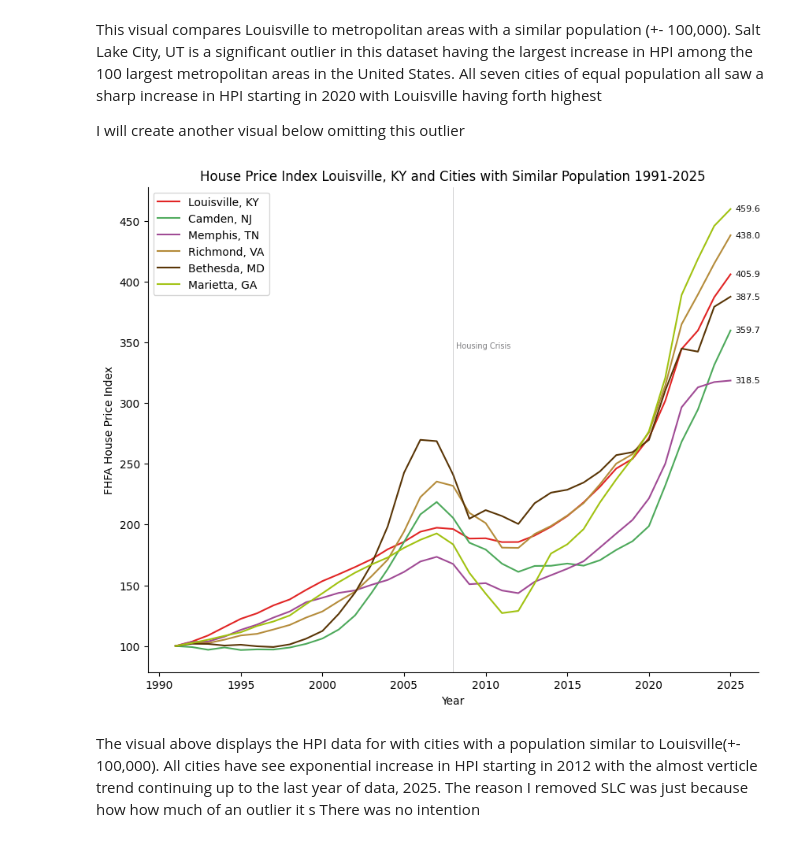
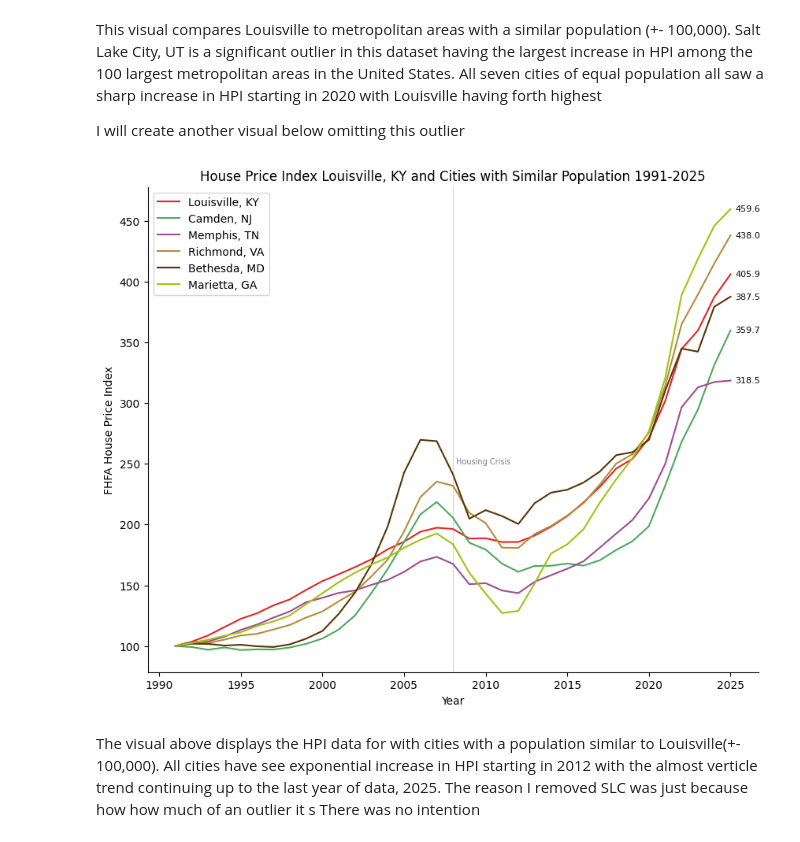
Before and after one commit to rhyman7/historical_hpi_index, a Jupyter notebook: notebooks/housing_price_data.ipynb, the cells around one changed output. Drawn from its saved outputs; the diff is of its cells as text; code cells hidden in the pictures.

Commit message:
Adjusted housing crisis in a visual

```diff
--- a/notebooks/housing_price_data.ipynb
+++ b/notebooks/housing_price_data.ipynb
@@ -522,35 +522,35 @@ ax.spines["right"].set_visible(False)
 plt.plot(lou_yr, lou_nsa, color = "#e12525")
 # plt.plot(slc_yr, slc_nsa, color = "#4b1df4")
 plt.plot(cam_yr, cam_nsa, color = "#4DA95B")
 plt.plot(mem_yr, mem_nsa, color = "#a04b95")
 plt.plot(ric_yr, ric_nsa, color = "#b58c3b")
 plt.plot(fgb_yr, fgb_nsa, color = "#593506")
 plt.plot(mar_yr, mar_nsa, color = "#a1c211")
 
 plt.text(lou_yr.iloc[-1] + 0.3, lou_nsa.iloc[-1], f'{lou_nsa.iloc[-1]:.1f}', fontsize=8, color="#090808", va='center', ha='left')
 # plt.text(slc_yr.iloc[-1] + 0.3, slc_nsa.iloc[-1], f'{slc_nsa.iloc[-1]:.1f}', fontsize=8, color="#090808", va='center', ha='left')
 plt.text(cam_yr.iloc[-1] + 0.3, cam_nsa.iloc[-1], f'{cam_nsa.iloc[-1]:.1f}', fontsize=8, color="#090808", va='center', ha='left')
 plt.text(mem_yr.iloc[-1] + 0.3, mem_nsa.iloc[-1], f'{mem_nsa.iloc[-1]:.1f}', fontsize=8, color="#090808", va='center', ha='left')
 plt.text(ric_yr.iloc[-1] + 0.3, ric_nsa.iloc[-1], f'{ric_nsa.iloc[-1]:.1f}', fontsize=8, color="#090808", va='center', ha='left')
 plt.text(fgb_yr.iloc[-1] + 0.3, fgb_nsa.iloc[-1], f'{fgb_nsa.iloc[-1]:.1f}', fontsize=8, color="#090808", va='center', ha='left')
 plt.text(mar_yr.iloc[-1] + 0.3, mar_nsa.iloc[-1], f'{mar_nsa.iloc[-1]:.1f}', fontsize=8, color="#090808", va='center', ha='left')
 
 plt.legend(['Louisville, KY', 'Camden, NJ', 'Memphis, TN', 'Richmond, VA', 'Bethesda, MD', 'Marietta, GA'], loc="upper left")
 
 ax = plt.gca()
 ax.spines["top"].set_visible(False)
 ax.spines["right"].set_visible(False)
 
 plt.xlabel("Year")
 plt.ylabel("FHFA House Price Index")
 plt.title("House Price Index Louisville, KY and Cities with Similar Population 1991-2025")
 
 ax.axvline(2008, color = "#7E7E81FF", linewidth = 0.5, alpha = 0.5)
-ax.text(2008+0.2, 345, "Housing Crisis", color = "#7E7E81FF", fontsize = 7)
+ax.text(2008+0.2, 250, "Housing Crisis", color = "#7E7E81FF", fontsize = 7)
 
 plt.show()
 # %% [output]
-[figure, old version]
+[figure, new version]
 # %% [markdown]
 The visual above displays the HPI data for with cities with a population similar to Louisville(+- 100,000).
 All cities have see exponential increase in HPI starting in 2012 with the almost verticle trend
```
Also changed, not shown: 2 other files.
